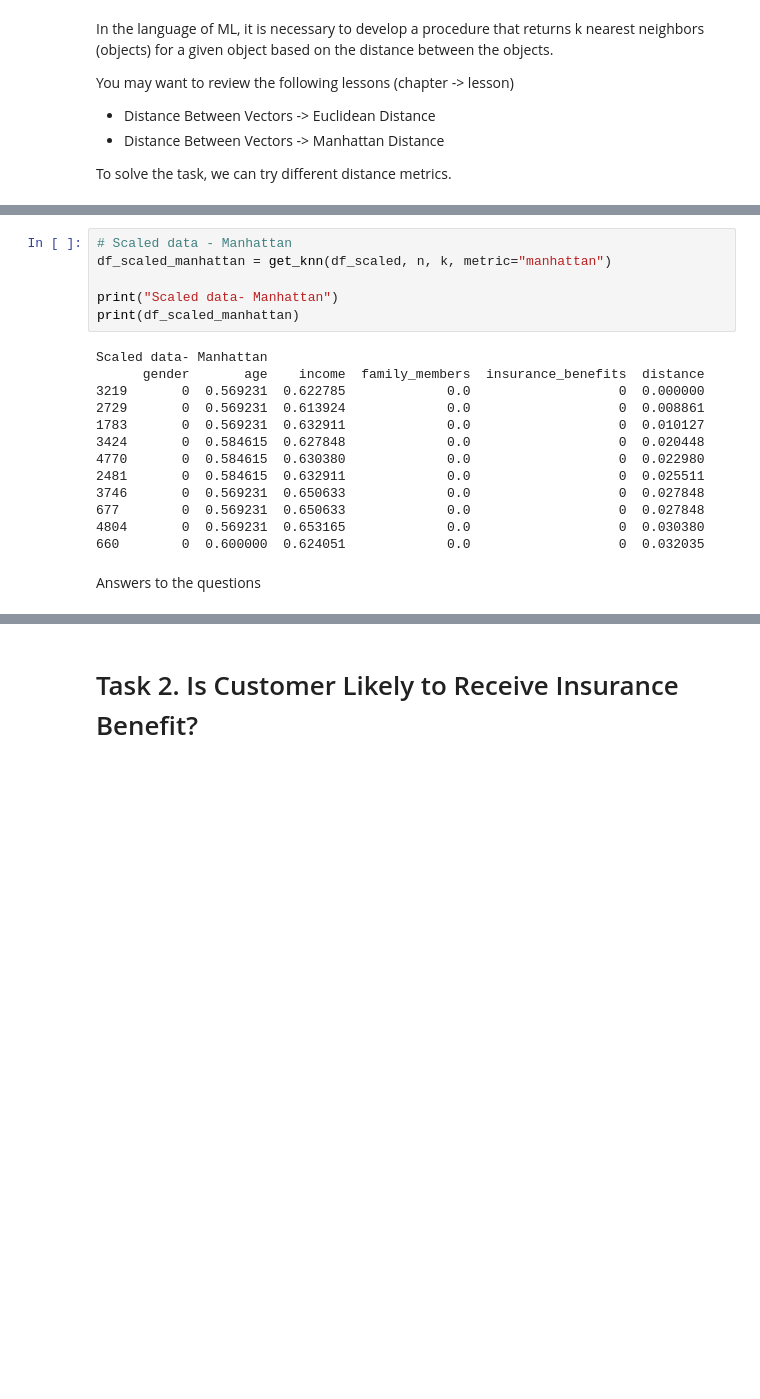
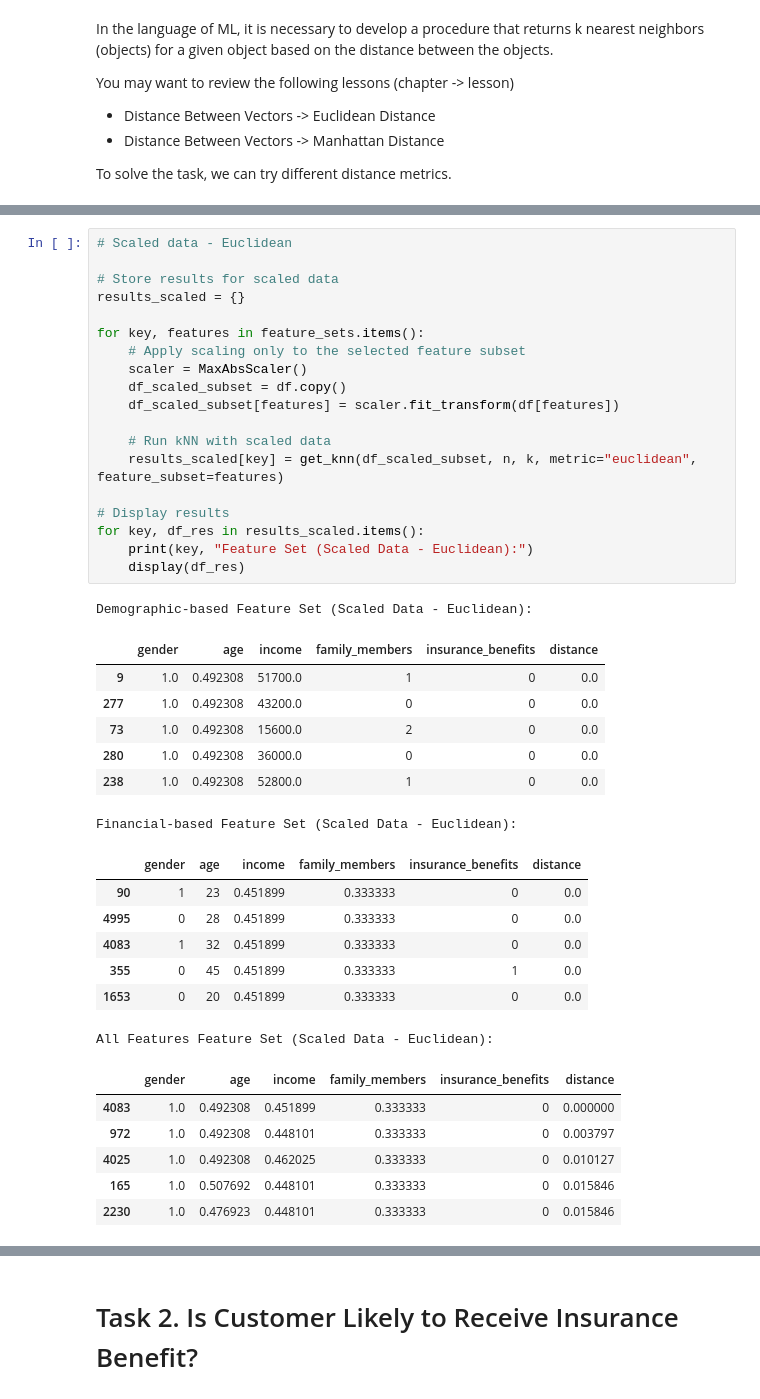
Before and after one commit to littleteapot3/project-matrix-insure, a Jupyter notebook: notebooks/MatrixInsure.ipynb, the cells around one changed output, grey strips where cells are left out. Drawn from its saved outputs; the diff is of its cells as text; blank space fills up the shorter version.

```diff
--- a/notebooks/MatrixInsure.ipynb
+++ b/notebooks/MatrixInsure.ipynb
@@ -440,21 +485,41 @@ Scaled data- Euclidean
-# %%
-# Scaled data - Manhattan
-df_scaled_manhattan = get_knn(df_scaled, n, k, metric="manhattan")
-
-print("Scaled data- Manhattan")
-print(df_scaled_manhattan)
-# %% [output]
-Scaled data- Manhattan
-      gender       age    income  family_members  insurance_benefits  distance
-3219       0  0.569231  0.622785             0.0                   0  0.000000
-2729       0  0.569231  0.613924             0.0                   0  0.008861
-1783       0  0.569231  0.632911             0.0                   0  0.010127
-3424       0  0.584615  0.627848             0.0                   0  0.020448
-4770       0  0.584615  0.630380             0.0                   0  0.022980
-2481       0  0.584615  0.632911             0.0                   0  0.025511
-3746       0  0.569231  0.650633             0.0                   0  0.027848
-677        0  0.569231  0.650633             0.0                   0  0.027848
-4804       0  0.569231  0.653165             0.0                   0  0.030380
-660        0  0.600000  0.624051             0.0                   0  0.032035
-# %% [markdown]
-Answers to the questions
+# %%
+# Scaled data - Euclidean
+
+# Store results for scaled data
+results_scaled = {}
+
+for key, features in feature_sets.items():
+    # Apply scaling only to the selected feature subset
+    scaler = MaxAbsScaler()
+    df_scaled_subset = df.copy()
+    df_scaled_subset[features] = scaler.fit_transform(df[features])
+
+    # Run kNN with scaled data
+    results_scaled[key] = get_knn(df_scaled_subset, n, k, metric="euclidean", feature_subset=features)
+
+# Display results
+for key, df_res in results_scaled.items():
+    print(key, "Feature Set (Scaled Data - Euclidean):")
+    display(df_res)
+# %% [output]
+Demographic-based Feature Set (Scaled Data - Euclidean):
+|  | gender | age | income | family_members | insurance_benefits | distance |
+| 9 | 1.0 | 0.492308 | 51700.0 | 1 | 0 | 0.0 |
+| 277 | 1.0 | 0.492308 | 43200.0 | 0 | 0 | 0.0 |
+| 73 | 1.0 | 0.492308 | 15600.0 | 2 | 0 | 0.0 |
+| 280 | 1.0 | 0.492308 | 36000.0 | 0 | 0 | 0.0 |
+| 238 | 1.0 | 0.492308 | 52800.0 | 1 | 0 | 0.0 |
+Financial-based Feature Set (Scaled Data - Euclidean):
+|  | gender | age | income | family_members | insurance_benefits | distance |
+| 90 | 1 | 23 | 0.451899 | 0.333333 | 0 | 0.0 |
+| 4995 | 0 | 28 | 0.451899 | 0.333333 | 0 | 0.0 |
+| 4083 | 1 | 32 | 0.451899 | 0.333333 | 0 | 0.0 |
+| 355 | 0 | 45 | 0.451899 | 0.333333 | 1 | 0.0 |
+| 1653 | 0 | 20 | 0.451899 | 0.333333 | 0 | 0.0 |
+All Features Feature Set (Scaled Data - Euclidean):
+|  | gender | age | income | family_members | insurance_benefits | distance |
+| 4083 | 1.0 | 0.492308 | 0.451899 | 0.333333 | 0 | 0.000000 |
+| 972 | 1.0 | 0.492308 | 0.448101 | 0.333333 | 0 | 0.003797 |
+| 4025 | 1.0 | 0.492308 | 0.462025 | 0.333333 | 0 | 0.010127 |
+| 165 | 1.0 | 0.507692 | 0.448101 | 0.333333 | 0 | 0.015846 |
+| 2230 | 1.0 | 0.476923 | 0.448101 | 0.333333 | 0 | 0.015846 |
```
Also changed, not shown: parts of 43 cells of this notebook.
